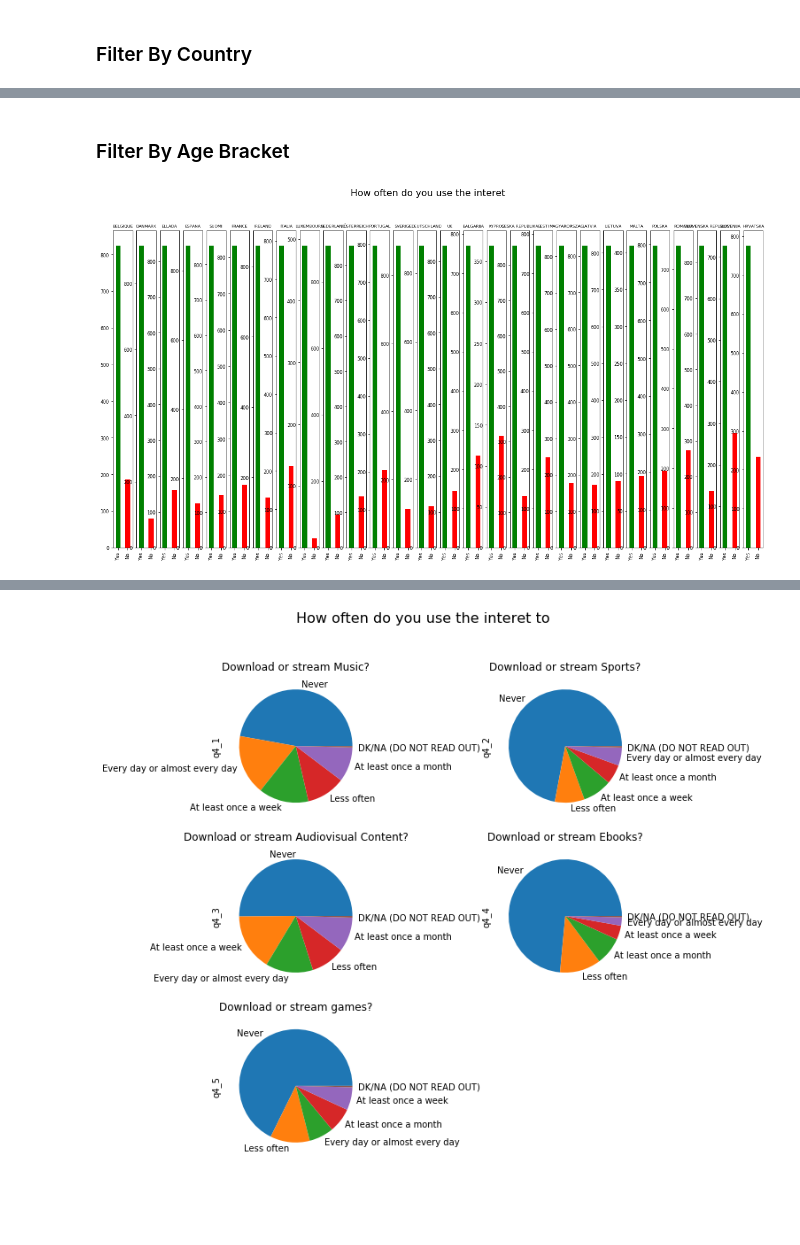
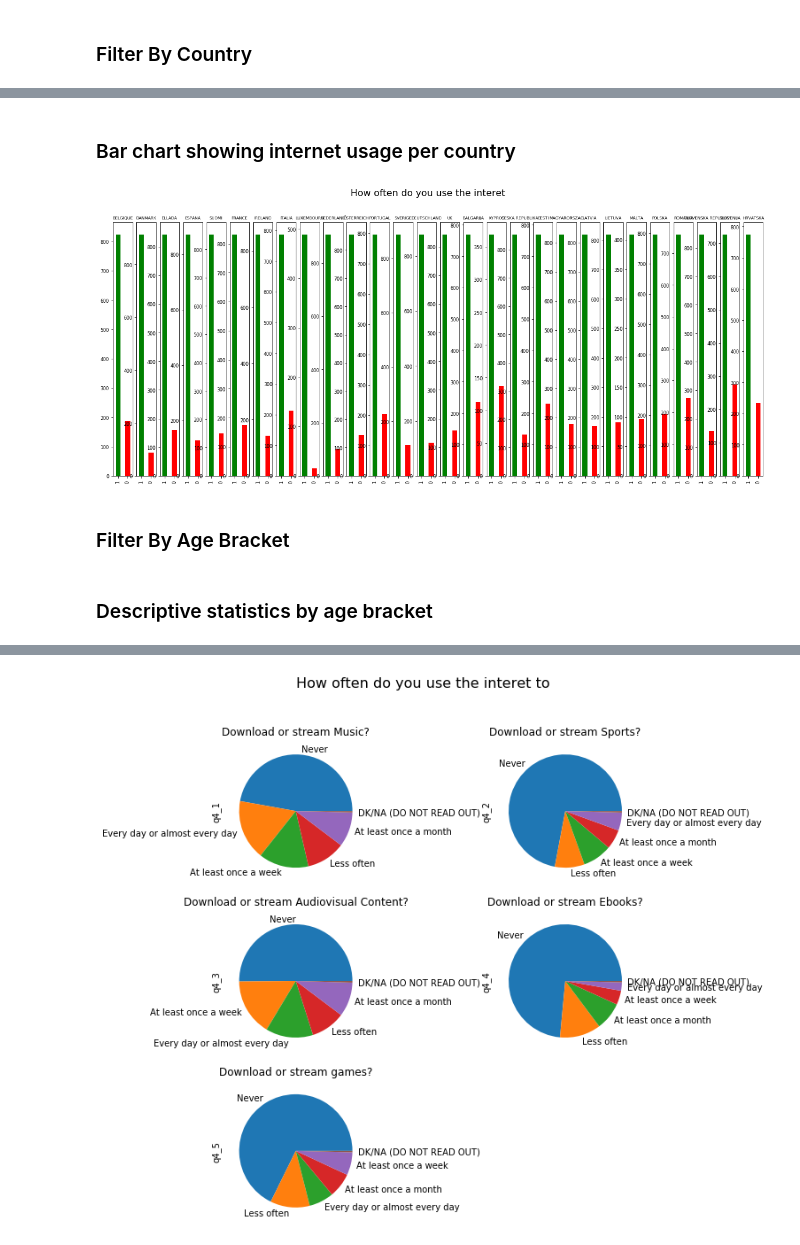
Before and after one commit to rpj12/SIM213-Geoblocking, a Jupyter notebook: Project SIM 213.ipynb, the cells around one changed output, grey strips where cells are left out. Cells and saved outputs as stored; diff of their text form; code cells hidden in the pictures; blank space fills up the shorter version.

Commit message:
Add country data description

```diff
--- a/Project SIM 213.ipynb
+++ b/Project SIM 213.ipynb
@@ -89,4 +54,5 @@ database['q4_5'] = database['q4_5'].replace(['Less often', 'Every day or almost
 # %% [markdown]
 ### Clean Age Values
 # %%
-database['d1'] = database['d1'].replace('98 years', '98');
+newDatabase['d1'] = newDatabase['d1'].replace('98 years', '98');
+newDatabase['d1'] = newDatabase['d1'].replace('15 years', '15');
@@ -93,12 +87,15 @@ database['d1'] = database['d1'].replace('98 years', '98');
+# %%
+newDatabase['q5_6'] = newDatabase['q5_1'].astype("int64") + newDatabase['q5_2'].astype("int64") + newDatabase['q5_3'].astype("int64") + newDatabase['q5_4'].astype("int64") + newDatabase['q5_5'].astype("int64");
+newDatabase['q5_6'] = newDatabase['q5_6'].replace([2,3,4,5],1);
 # %% [markdown]
 ### Filter By Country
 # %%
-entriesByCountries = {};
-for i, country in enumerate(database['tnscntry'].unique()):
+entriesByCountry = {};
+for i, country in enumerate(newDatabase['tnscntry'].unique()):
     arr = [];
-    for entry in database['tnscntry']:
+    for entry in newDatabase['tnscntry']:
         if (entry == country):
             arr.append(True);
         else:
             arr.append(False);
-    entriesByCountries[country] = database[arr];
+    entriesByCountry[country] = newDatabase[arr];
@@ -104,0 +106,19 @@ for i, country in enumerate(database['tnscntry'].unique()):
+# %%
+arr = []
+for entries in entriesByCountry:
+    percentInternetUsers = entriesByCountry[entries]['d8a'].astype("int64").mean() * 100;
+    percentOfFemales = entriesByCountry[entries]['d2'].astype("int64").mean() * 100;
+    averageAge = entriesByCountry[entries]['d1'].astype('int64').mean();
+    averagePhoneOwnership = entriesByCountry[entries]['d18'].astype('float64').mean() * 100;
+    percentageOfOnlineCustomers = entriesByCountry[entries]['q5_6'].astype('int64').mean() * 100;
+    arr.append([entries, len(entriesByCountry[entries]), round(percentOfFemales,1), round(averageAge,1), round(averagePhoneOwnership,1), round(percentInternetUsers,1), round(percentageOfOnlineCustomers,1)]);
+
+
+df = pd.DataFrame(arr, columns=['Country', 'Nb of Respondents','% of Females Asked', 'Average Age', '% Who own a phone', '% of People who use the Internet','% of People who buy Online']);
+
+# Add mean
+mean = ['avg value', round(df['Nb of Respondents'].mean(),1), round(df['% of Females Asked'].mean(),1), round(df['Average Age'].mean(),1), round(df['% Who own a phone'].mean(),1), round(df['% of People who use the Internet'].mean(),1), round(df['% of People who buy Online'].mean(),1)];
+df.loc[len(df)] = mean;
+
+std = ['std of values', round(df['Nb of Respondents'].std(),1), round(df['% of Females Asked'].std(),1), round(df['Average Age'].std(),1), round(df['% Who own a phone'].std(),1), round(df['% of People who use the Internet'].std(),1), round(df['% of People who buy Online'].std(),1)];
+df.loc[len(df)] = std;
@@ -105,2 +179,16 @@ for i, country in enumerate(database['tnscntry'].unique()):
+# %% [markdown]
+### Bar chart showing internet usage per country
+# %%
+fig = plt.figure()
+fig.suptitle('How often do you use the interet', fontsize=16)
+subplots = {}
+for index, country in enumerate(entriesByCountry):
+    entries = entriesByCountry[country];
+    barfreq = entries['d8a'].value_counts();
+    subplots[country] = plt.subplot(1, 28, index+1);
+    subplots[country].set_title(country, size=7)
+    barfreq.plot.bar(fontsize=8, ax=subplots[country], figsize=(20,8), color=['green', 'red']);
+# %% [output]
+[figure, added]
 # %% [markdown]
 ### Filter By Age Bracket
@@ -118,20 +194,0 @@ for i, country in enumerate(database['tnscntry'].unique()):
-# %%
-# ax = plt.subplot(111)
-# ax.bar(x-0.2, y, width=0.2, color='b', align='center')
-# ax.bar(x, z, width=0.2, color='g', align='center')
-# ax.bar(x+0.2, k, width=0.2, color='r', align='center')
-# ax.xaxis_date()
-
-# plt.show()
-fig = plt.figure()
-fig.suptitle('How often do you use the interet', fontsize=16)
-subplots = {}
-for index, country in enumerate(entriesByCountries):
-    entries = entriesByCountries[country];
-    barfreq = entries['d8a'].value_counts();
-    subplots[country] = plt.subplot(1, 28, index+1);
-#     ax.set_title('Humidity',fontsize= 30)
-    subplots[country].set_title(country, size=7)
-    barfreq.plot.bar(fontsize=8, ax=subplots[country], figsize=(20,10), color=['green', 'red']);
-# %% [output]
-[figure, removed]
@@ -137,0 +218,2 @@ for index, country in enumerate(entriesByCountries):
+# %% [markdown]
+### Descriptive statistics by age bracket
```
Also changed, not shown: parts of 29 cells of this notebook.
